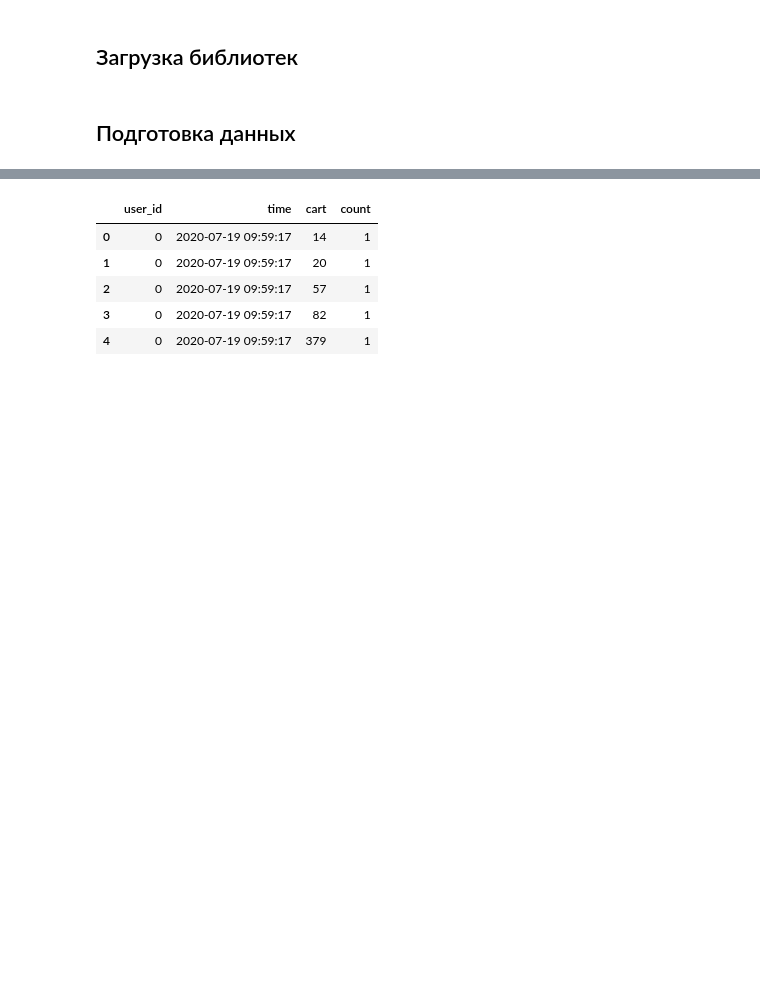
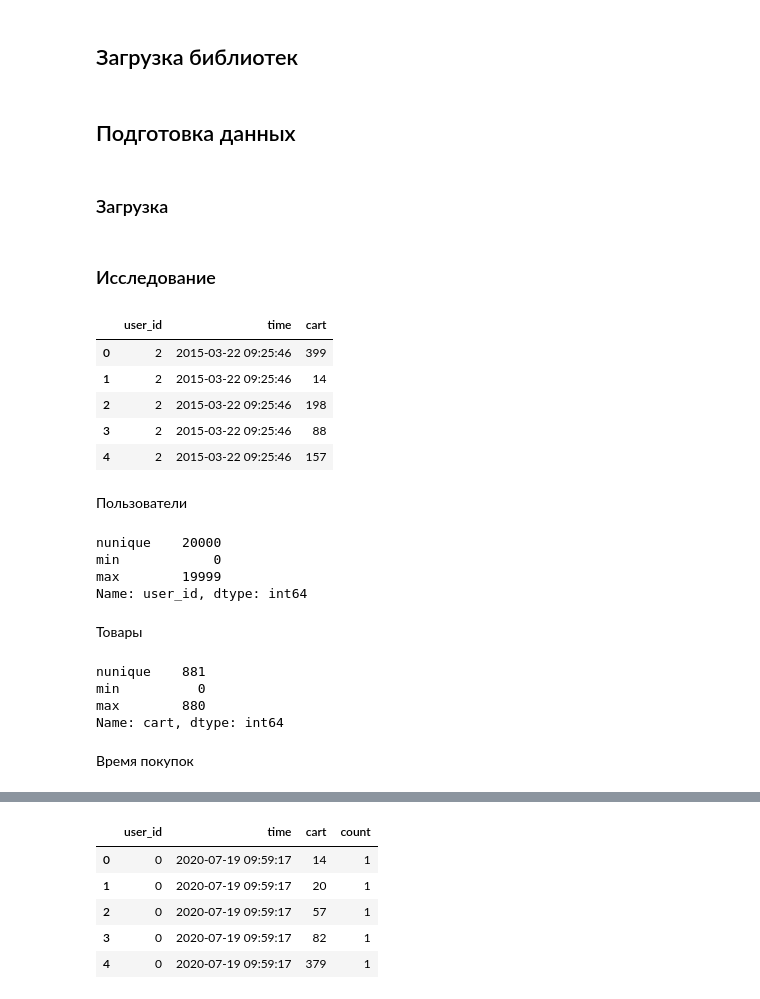
Before and after one commit to exsandebest/mts-teta-nbr, a Jupyter notebook: 1. Baselines.ipynb, the cells around one changed output, grey strips where cells are left out. Saved outputs shown, nothing was run; the diff lists cells and outputs as text; code cells hidden in the pictures; blank space fills up the shorter version.

```diff
--- a/1. Baselines.ipynb
+++ b/1. Baselines.ipynb
@@ -25,8 +25,41 @@ from sklearn.metrics import f1_score
 tqdm.pandas()
 # %% [markdown]
 ## Подготовка данных
+# %% [markdown]
+### Загрузка
 # %%
 df = pd.read_csv("data/main.csv")
 # %%
 df.rename(columns={"order_completed_at":"time"}, inplace=True) # переименуем колонку для удобства
 df["time"] = pd.to_datetime(df["time"], format="%Y-%m-%d %H:%M:%S") # изменим тип колонки для дальнейшей работы
+# %% [markdown]
+### Исследование
+# %%
+df.head()
+# %% [output]
+|  | user_id | time | cart |
+| 0 | 2 | 2015-03-22 09:25:46 | 399 |
+| 1 | 2 | 2015-03-22 09:25:46 | 14 |
+| 2 | 2 | 2015-03-22 09:25:46 | 198 |
+| 3 | 2 | 2015-03-22 09:25:46 | 88 |
+| 4 | 2 | 2015-03-22 09:25:46 | 157 |
+# %% [markdown]
+Пользователи
+# %%
+df["user_id"].agg(["nunique", "min", "max"])
+# %% [output]
+nunique    20000
+min            0
+max        19999
+Name: user_id, dtype: int64
+# %% [markdown]
+Товары
+# %%
+df["cart"].agg(["nunique", "min", "max"])
+# %% [output]
+nunique    881
+min          0
+max        880
+Name: cart, dtype: int64
+# %% [markdown]
+Время покупок
```
Also changed, not shown: parts of 4 cells of this notebook, 1 other file.
